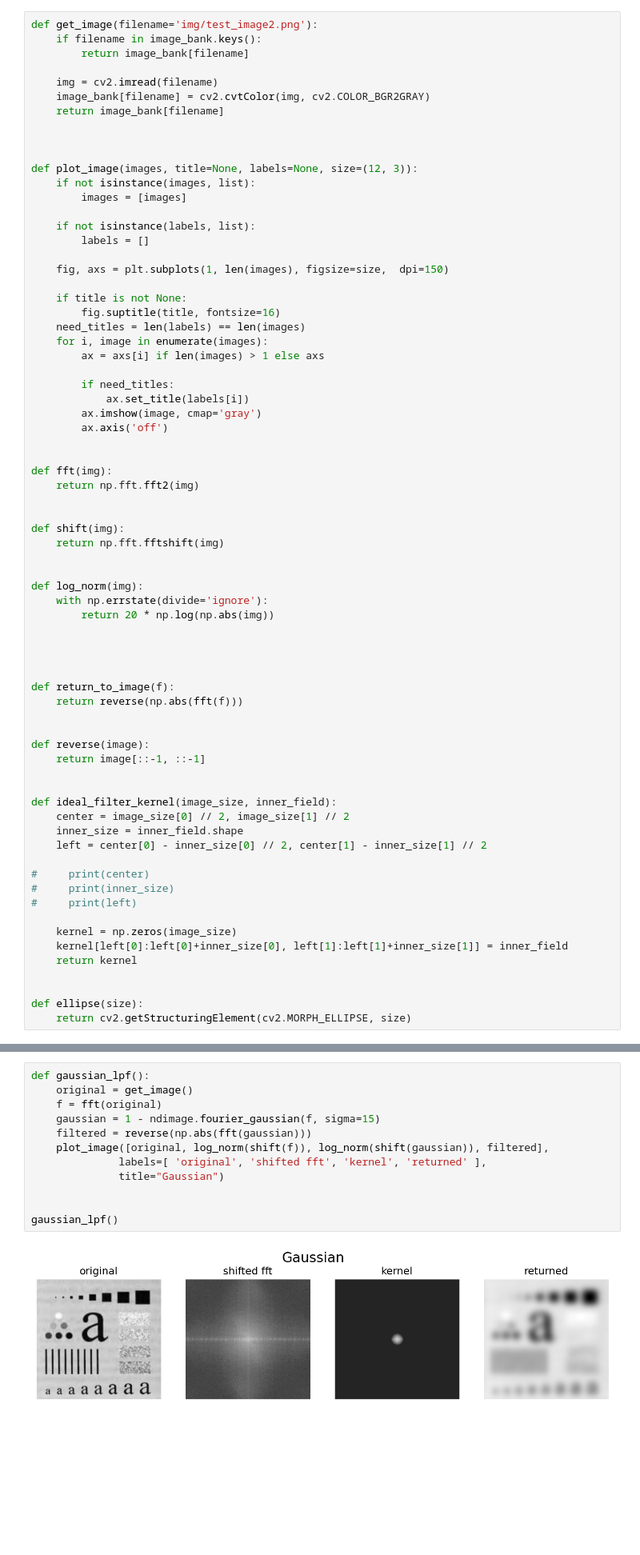
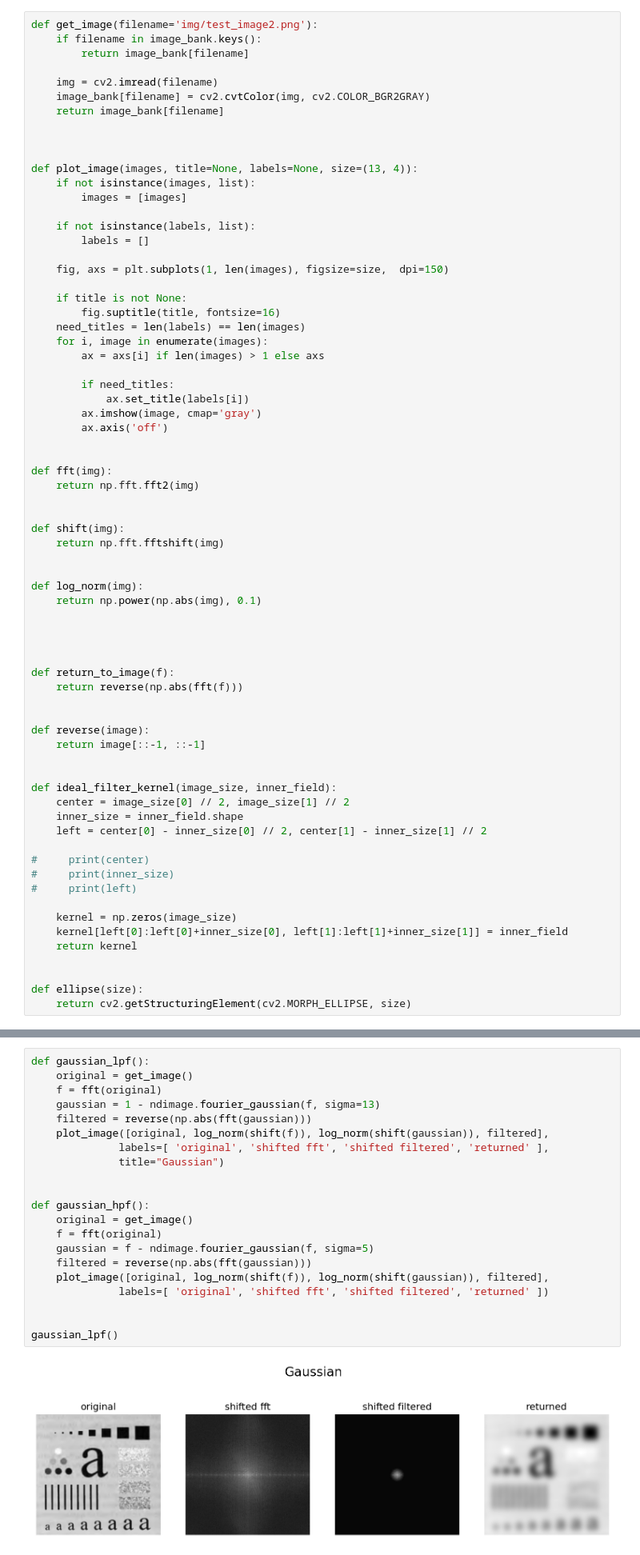
Before and after one commit to mor1ins/cvision_labs, a Jupyter notebook: cvision_kuliev_lab6.ipynb, the cells around one changed output, grey strips where cells are left out. Shown at 80% size. Saved outputs shown, nothing was run; the diff lists cells and outputs as text; blank space fills up the shorter version.

```diff
--- a/cvision_kuliev_lab6.ipynb
+++ b/cvision_kuliev_lab6.ipynb
@@ -21,7 +22,7 @@ def get_image(filename='img/test_image2.png'):
 
 
 
-def plot_image(images, title=None, labels=None, size=(12, 3)):
+def plot_image(images, title=None, labels=None, size=(13, 4)):
     if not isinstance(images, list):
         images = [images]
 
@@ -51,8 +52,7 @@ def shift(img):
 
 
 def log_norm(img):
-    with np.errstate(divide='ignore'):
-        return 20 * np.log(np.abs(img))
+    return np.power(np.abs(img), 0.1)
 
 
 
@@ -115,14 +116,23 @@ apply_filter(get_image(), 1 - ideal_filter_kernel(get_image().shape, ellipse((35
 # %%
 def gaussian_lpf():
     original = get_image()
     f = fft(original)
-    gaussian = 1 - ndimage.fourier_gaussian(f, sigma=15)
+    gaussian = 1 - ndimage.fourier_gaussian(f, sigma=13)
     filtered = reverse(np.abs(fft(gaussian)))
     plot_image([original, log_norm(shift(f)), log_norm(shift(gaussian)), filtered],
-              labels=[ 'original', 'shifted fft', 'kernel', 'returned' ],
+              labels=[ 'original', 'shifted fft', 'shifted filtered', 'returned' ],
               title="Gaussian")
 
 
+def gaussian_hpf():
+    original = get_image()
+    f = fft(original)
+    gaussian = f - ndimage.fourier_gaussian(f, sigma=5)
+    filtered = reverse(np.abs(fft(gaussian)))
+    plot_image([original, log_norm(shift(f)), log_norm(shift(gaussian)), filtered],
+              labels=[ 'original', 'shifted fft', 'shifted filtered', 'returned' ])
+
+
 gaussian_lpf()
 # %% [output]
-[figure, old version]
+[figure, new version]
```
Also changed, not shown: parts of 8 cells of this notebook, 8 other files.
